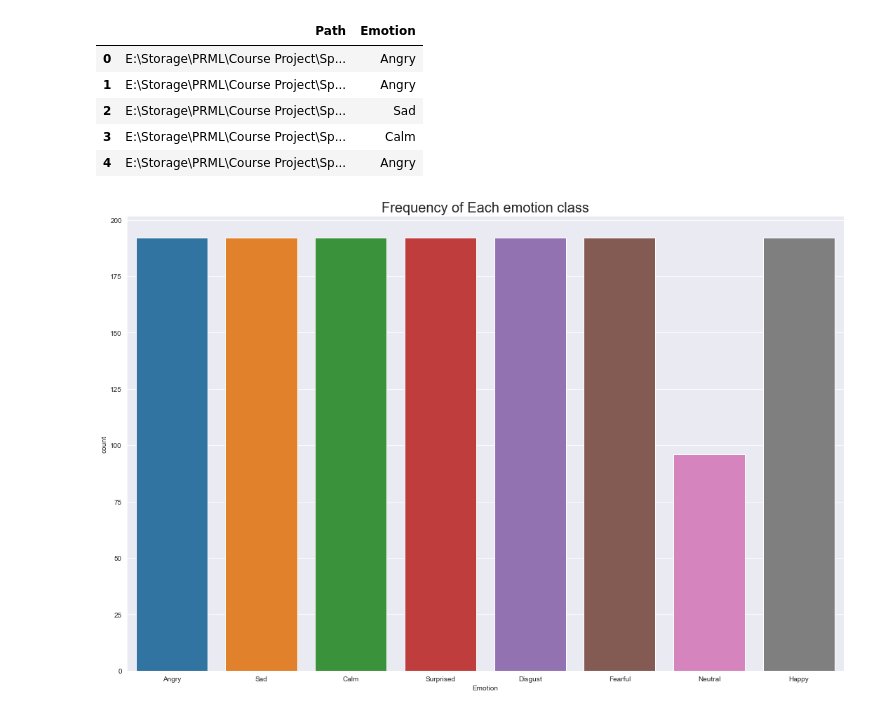
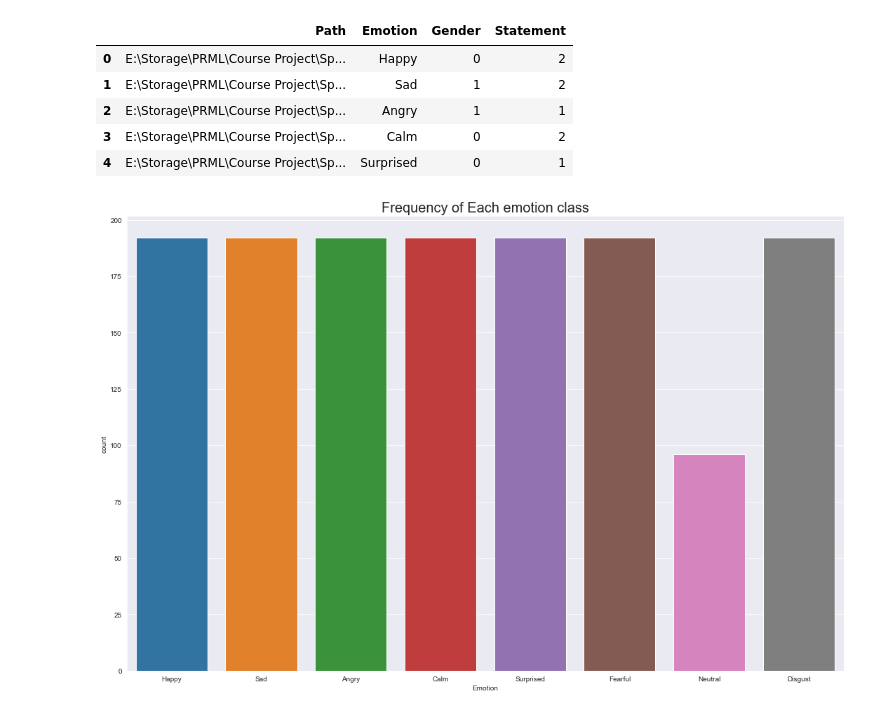
Before and after one commit to eternal-f1ame/Speech_Emotion_Recognition, a Jupyter notebook: B20EE001_CP.ipynb, the cells around one changed output. Cells and saved outputs as stored; diff of their text form; code cells hidden in the pictures.

```diff
--- a/B20EE001_CP.ipynb
+++ b/B20EE001_CP.ipynb
@@ -26,41 +29,49 @@ emotions_encoder = {
     '02': 'Calm',
     '03': 'Happy',
     '04': 'Sad',
     '05': 'Angry',
     '06': 'Fearful',
     '07': 'Disgust',
     '08': 'Surprised'
 
 }
 
 emotions = []
 
-folder = 'E:\Storage\PRML\Course Project\Speech_Emotion_Recognition'
+gender = []
+
+statement = []
+
+folder = 'E:\Storage\PRML\Course Project\Speech_Emotion_Recognition\Data'
 
 for i in range(24):
 
     subfolder = f"Actor_{str(i+1).zfill(2)}"
 
     directory = os.path.join(folder,subfolder)
 
     for filename in os.listdir(directory):
 
         path_file = os.path.join(directory,filename)
 
         file_paths.append(path_file)
 
         emotions.append(emotions_encoder[(filename.split('-')[2])])
 
-Data = pd.DataFrame(np.c_[file_paths,emotions],columns=['Path','Emotion'],).sample(frac=1).reset_index(inplace=False).drop(columns='index')
+        statement.append(int(filename.split('-')[4]))
+
+        gender.append(i%2)
+
+Data = pd.DataFrame(np.c_[file_paths,emotions,gender,statement],columns=['Path','Emotion','Gender','Statement'],).sample(frac=1).reset_index(inplace=False).drop(columns='index')
 
 Data.head()
 # %% [output]
-|  | Path | Emotion |
-| 0 | E:\Storage\PRML\Course Project\Sp... | Angry |
-| 1 | E:\Storage\PRML\Course Project\Sp... | Angry |
-| 2 | E:\Storage\PRML\Course Project\Sp... | Sad |
-| 3 | E:\Storage\PRML\Course Project\Sp... | Calm |
-| 4 | E:\Storage\PRML\Course Project\Sp... | Angry |
+|  | Path | Emotion | Gender | Statement |
+| 0 | E:\Storage\PRML\Course Project\Sp... | Happy | 0 | 2 |
+| 1 | E:\Storage\PRML\Course Project\Sp... | Sad | 1 | 2 |
+| 2 | E:\Storage\PRML\Course Project\Sp... | Angry | 1 | 1 |
+| 3 | E:\Storage\PRML\Course Project\Sp... | Calm | 0 | 2 |
+| 4 | E:\Storage\PRML\Course Project\Sp... | Surprised | 0 | 1 |
 # %%
 plt.figure("The counts of Each emotion category in Dataset",(15,10))
 
```
Also changed, not shown: parts of 19 cells of this notebook, 3 other files.
